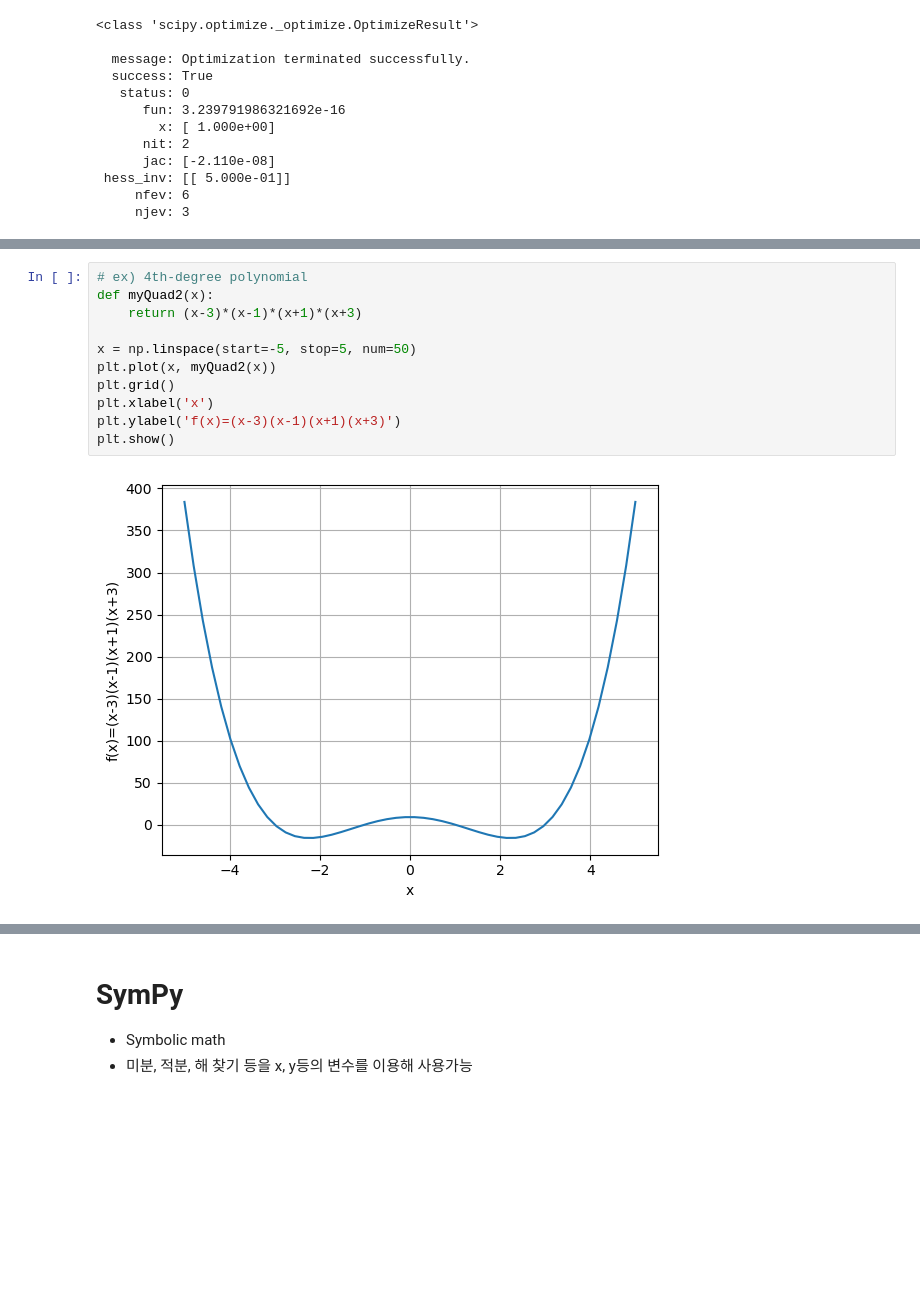
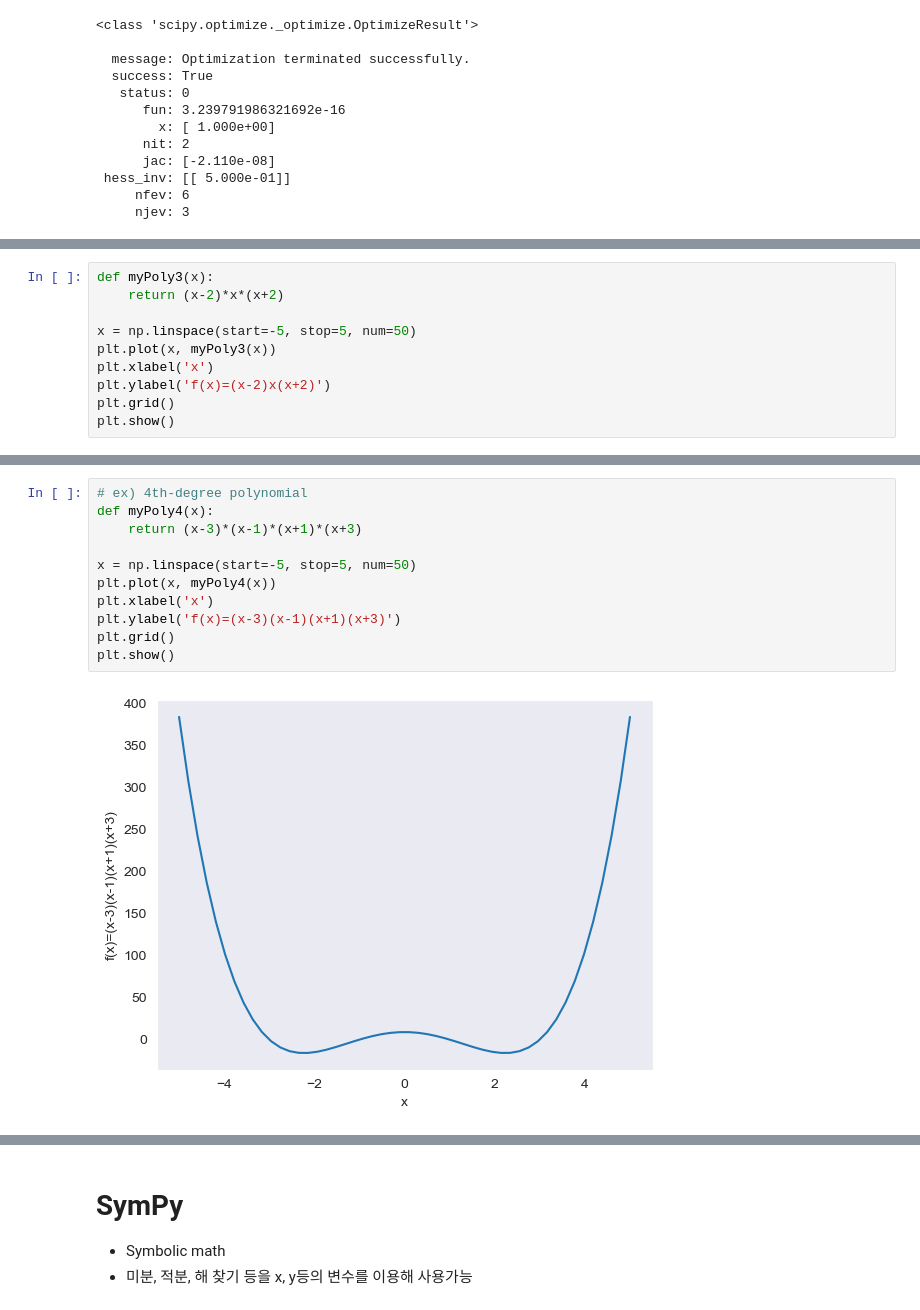
Before and after one commit to crux26/DFMBA2023, a Jupyter notebook: Python Scripts/8. 참고) Libraries - NumPy, SciPy, Pandas and others.ipynb, the cells around one changed output, grey strips where cells are left out. Cells and saved outputs as stored; diff of their text form; blank space fills up the shorter version.

```diff
--- a/Python Scripts/8. 참고) Libraries - NumPy, SciPy, Pandas and others.ipynb
+++ b/Python Scripts/8. 참고) Libraries - NumPy, SciPy, Pandas and others.ipynb
@@ -429,0 +449,10 @@ print(x_)
+# %%
+def myPoly3(x):
+    return (x-2)*x*(x+2)
+
+x = np.linspace(start=-5, stop=5, num=50)
+plt.plot(x, myPoly3(x))
+plt.xlabel('x')
+plt.ylabel('f(x)=(x-2)x(x+2)')
+plt.grid()
+plt.show()
@@ -430,13 +461,13 @@ print(x_)
 # %%
 # ex) 4th-degree polynomial
-def myQuad2(x):
+def myPoly4(x):
     return (x-3)*(x-1)*(x+1)*(x+3)
 
 x = np.linspace(start=-5, stop=5, num=50)
-plt.plot(x, myQuad2(x))
-plt.grid()
+plt.plot(x, myPoly4(x))
 plt.xlabel('x')
 plt.ylabel('f(x)=(x-3)(x-1)(x+1)(x+3)')
+plt.grid()
 plt.show()
 # %% [output]
-[figure, old version]
+[figure, new version]
```
Also changed, not shown: parts of 20 cells of this notebook, 5 other files.
